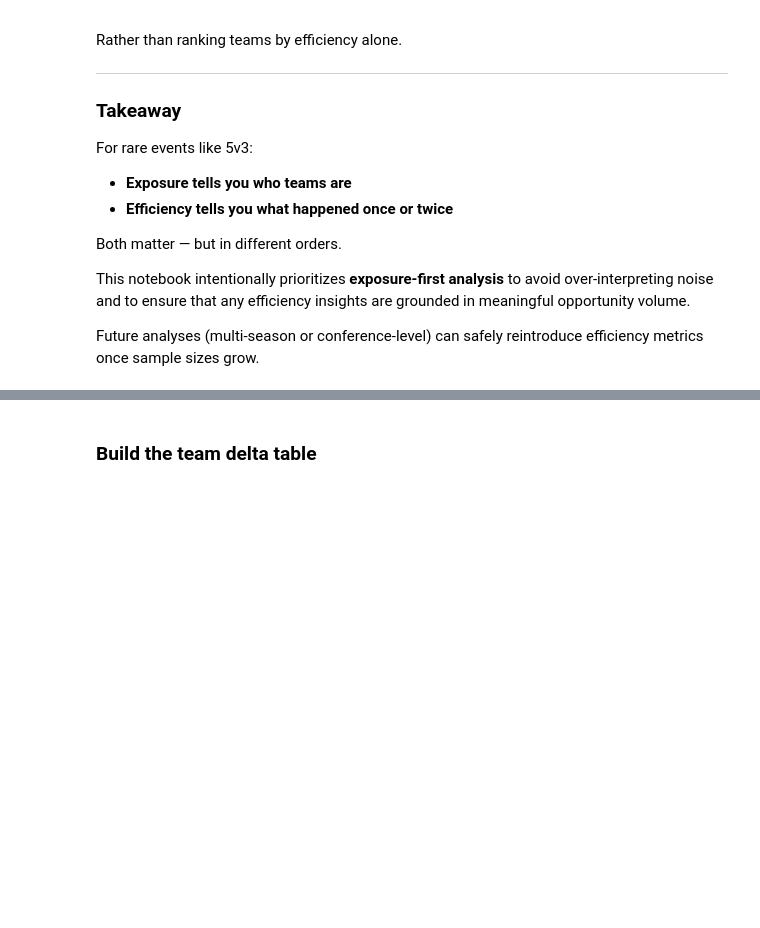
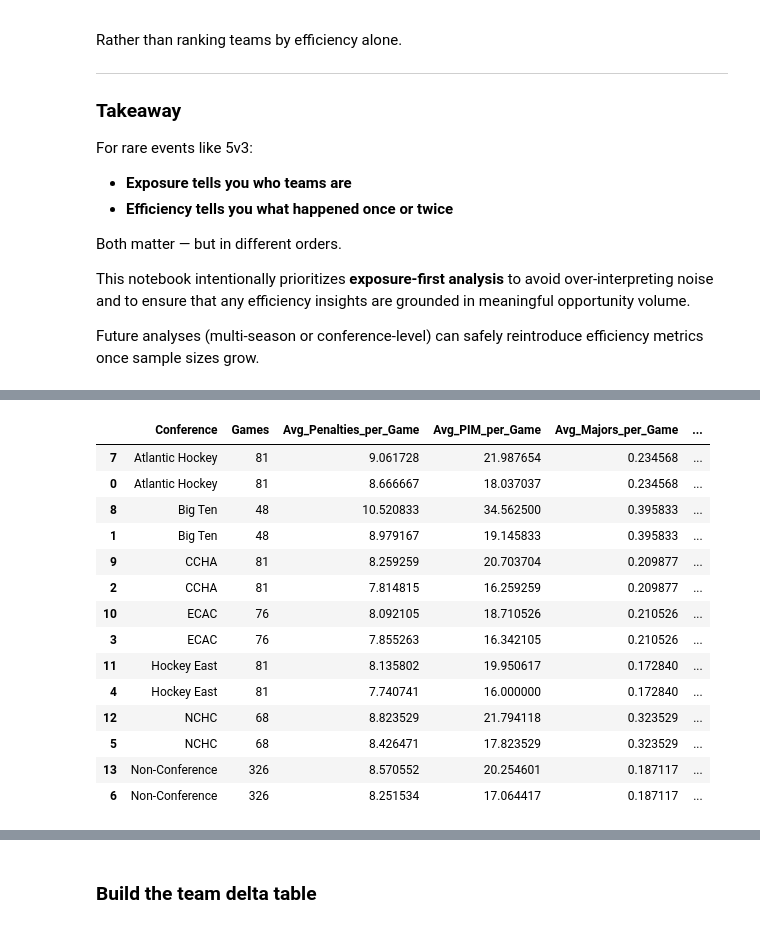
Before and after one commit to JSmith1826/college_hockey_2526, a Jupyter notebook: workbook/visualization_scripts/Power_Play_Major_53_Exploration.ipynb, the cells around one changed output, grey strips where cells are left out. Saved outputs shown, nothing was run; the diff lists cells and outputs as text; code cells hidden in the pictures; blank space fills up the shorter version.

```diff
--- a/workbook/visualization_scripts/Power_Play_Major_53_Exploration.ipynb
+++ b/workbook/visualization_scripts/Power_Play_Major_53_Exploration.ipynb
@@ -1564,0 +1742,93 @@ Future analyses (multi-season or conference-level) can safely reintroduce effici
+# %%
+import pandas as pd
+import numpy as np
+
+# -----------------------------
+# Base penalty cleanup (shared)
+# -----------------------------
+pen = pen.copy()
+pen["Pen_Length"] = pd.to_numeric(pen["Pen_Length"], errors="coerce")
+
+# Identify major penalties (5 min only)
+pen["Is_Major"] = pen["Pen_Length"] == 5
+
+# Two penalty-minute definitions
+pen["Counts_OnIce"] = pen["Pen_Length"].isin([2, 4, 5])
+pen["Counts_All"]   = pen["Pen_Length"].isin([2, 4, 5, 10, 20])
+
+# -----------------------------
+# Helper to build conference summary
+# -----------------------------
+def build_conference_penalty_summary(pen_df, games_base, label):
+    """
+    pen_df: penalties filtered to include desired penalty lengths
+    games_base: Game_ID + Conference
+    label: string to tag output version
+    """
+    pen_game = (
+        pen_df
+        .groupby("Game_ID")
+        .agg(
+            Total_Penalties=("Pen_Length", "count"),
+            Total_PIM=("Pen_Length", "sum"),
+            Majors=("Is_Major", "sum"),
+        )
+        .reset_index()
+    )
+
+    game_pen = (
+        games_base
+        .merge(pen_game, on="Game_ID", how="left")
+        .fillna(0)
+    )
+
+    conf_summary = (
+        game_pen
+        .groupby("Conference")
+        .agg(
+            Games=("Game_ID", "count"),
+            Avg_Penalties_per_Game=("Total_Penalties", "mean"),
+            Avg_PIM_per_Game=("Total_PIM", "mean"),
+            Avg_Majors_per_Game=("Majors", "mean"),
+            Pct_Games_With_Major=("Majors", lambda x: (x > 0).mean()),
+        )
+        .reset_index()
+    )
+
+    conf_summary["Version"] = label
+    return conf_summary
+
+# -----------------------------
+# Build both views
+# -----------------------------
+pen_onice = pen[pen["Counts_OnIce"]].copy()
+pen_all   = pen[pen["Counts_All"]].copy()
+
+conf_onice = build_conference_penalty_summary(
+    pen_onice, games_base, "On-Ice Only (2/4/5)"
+)
+
+conf_all = build_conference_penalty_summary(
+    pen_all, games_base, "All Discipline (2/4/5/10/20)"
+)
+
+# Combine for comparison
+conf_compare = pd.concat([conf_onice, conf_all], ignore_index=True)
+
+display(conf_compare.sort_values(["Conference", "Version"]))
+# %% [output]
+|  | Conference | Games | Avg_Penalties_per_Game | Avg_PIM_per_Game | Avg_Majors_per_Game | ... |
+| 7 | Atlantic Hockey | 81 | 9.061728 | 21.987654 | 0.234568 | ... |
+| 0 | Atlantic Hockey | 81 | 8.666667 | 18.037037 | 0.234568 | ... |
+| 8 | Big Ten | 48 | 10.520833 | 34.562500 | 0.395833 | ... |
+| 1 | Big Ten | 48 | 8.979167 | 19.145833 | 0.395833 | ... |
+| 9 | CCHA | 81 | 8.259259 | 20.703704 | 0.209877 | ... |
+| 2 | CCHA | 81 | 7.814815 | 16.259259 | 0.209877 | ... |
+| 10 | ECAC | 76 | 8.092105 | 18.710526 | 0.210526 | ... |
+| 3 | ECAC | 76 | 7.855263 | 16.342105 | 0.210526 | ... |
+| 11 | Hockey East | 81 | 8.135802 | 19.950617 | 0.172840 | ... |
+| 4 | Hockey East | 81 | 7.740741 | 16.000000 | 0.172840 | ... |
+| 12 | NCHC | 68 | 8.823529 | 21.794118 | 0.323529 | ... |
+| 5 | NCHC | 68 | 8.426471 | 17.823529 | 0.323529 | ... |
+| 13 | Non-Conference | 326 | 8.570552 | 20.254601 | 0.187117 | ... |
+| 6 | Non-Conference | 326 | 8.251534 | 17.064417 | 0.187117 | ... |
```
Also changed, not shown: parts of 33 cells of this notebook, 3 other files.
